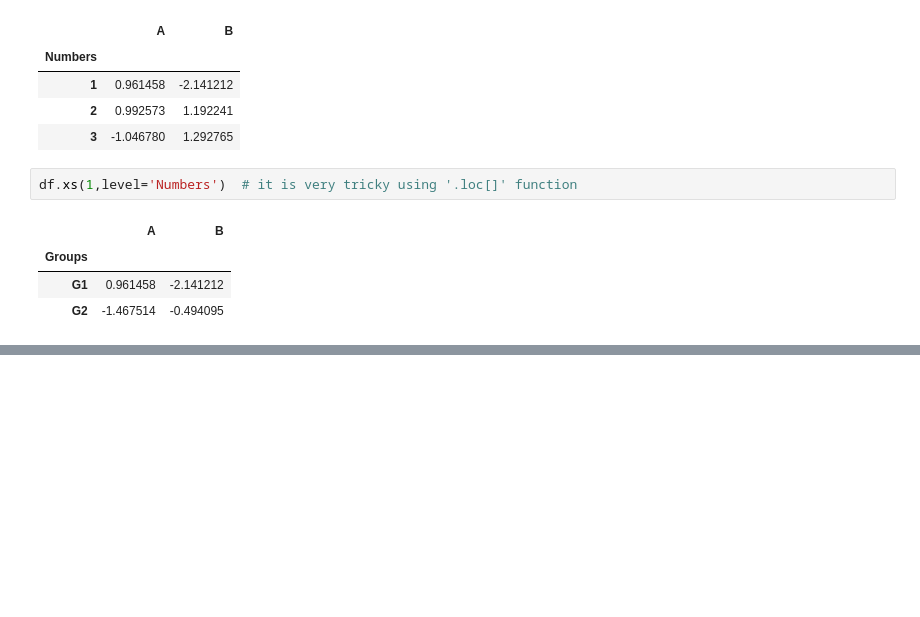
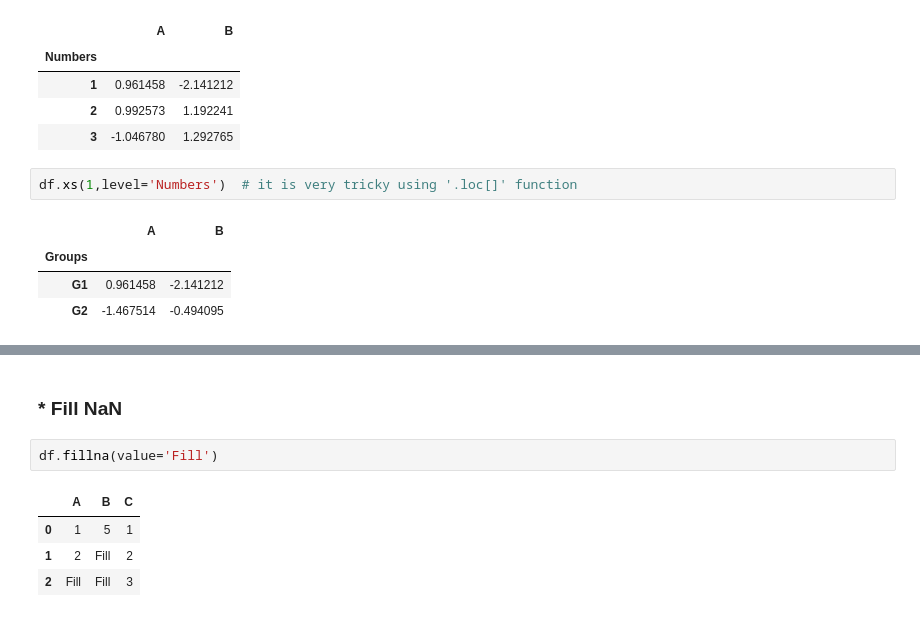
Before and after one commit to Tandysony/Python-for-data-science-and-machine-learning, a Jupyter notebook: Python for Data Analysis/Pandas.ipynb, the cells around one changed output, grey strips where cells are left out. Drawn from its saved outputs; the diff is of its cells as text; blank space fills up the shorter version.

```diff
--- a/Python for Data Analysis/Pandas.ipynb
+++ b/Python for Data Analysis/Pandas.ipynb
@@ -384,0 +414,9 @@ df.xs(1,level='Numbers')  # it is very tricky using '.loc[]' function
+# %% [markdown]
+### * Fill NaN
+# %%
+df.fillna(value='Fill')
+# %% [output]
+|  | A | B | C |
+| 0 | 1 | 5 | 1 |
+| 1 | 2 | Fill | 2 |
+| 2 | Fill | Fill | 3 |
```
Also changed, not shown: parts of 8 cells of this notebook.
